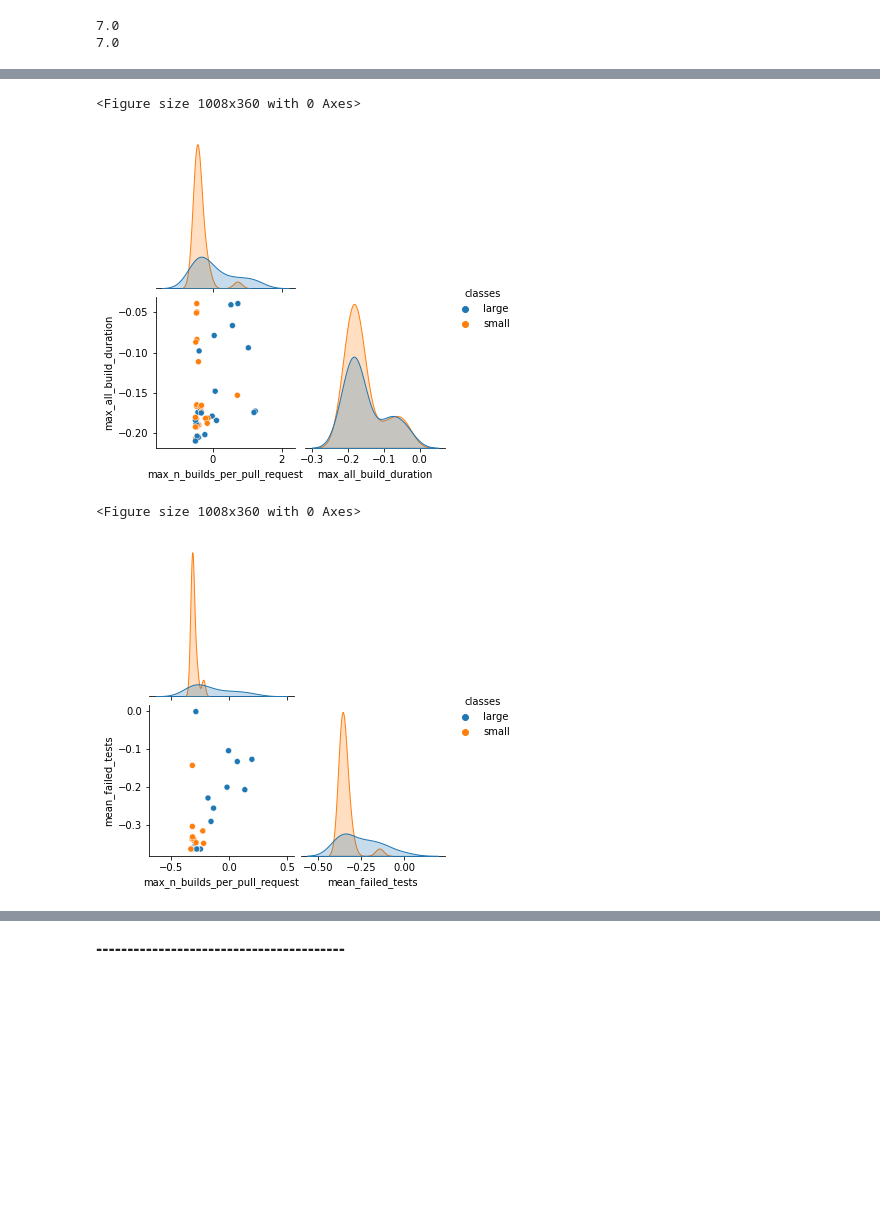
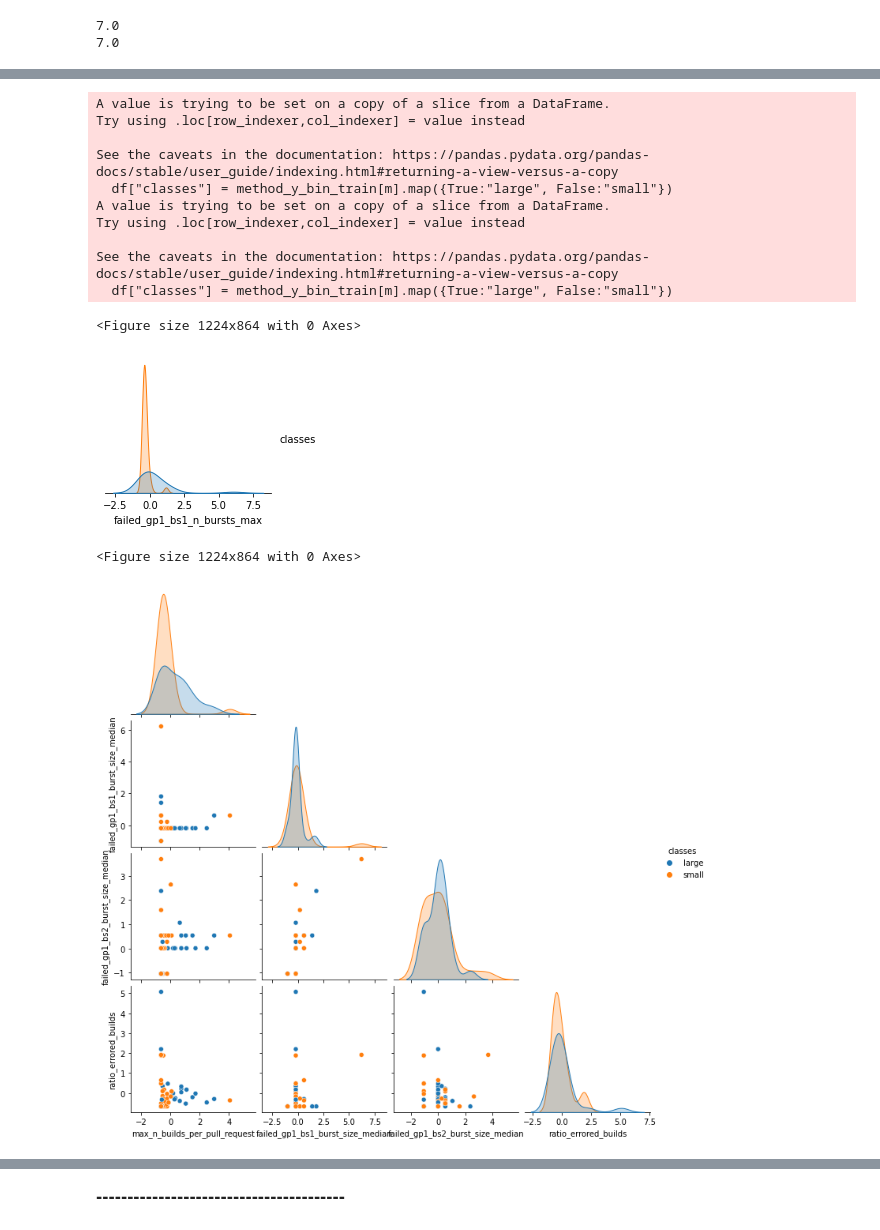
Before and after one commit to IncioMan/Continuous-Integration-metrics-for-post-release-bugs-prediction, a Jupyter notebook: notebooks/analysis/Machine_learning_all.ipynb, the cells around one changed output, grey strips where cells are left out. Drawn from its saved outputs; the diff is of its cells as text; code cells hidden in the pictures; blank space fills up the shorter version.

Commit message:
tests metrics passed, skipped total + ML for all

```diff
--- a/notebooks/analysis/Machine_learning_all.ipynb
+++ b/notebooks/analysis/Machine_learning_all.ipynb
@@ -1269,9 +1340,10 @@ method_knn_accuracy = {}
 method_knn_auc = {}
 for method in methods:
     x = method_x_train[method][method_knn_bin_features[method]]
+    print(x.columns)
     method_knn_f1[method] = \
             two_layer_cross_validate(model, params_grid, x, method_y_bin_train[method], 5, 5, "f1")
     method_knn_accuracy[method] = \
-            two_layer_cross_validate(model, params_grid, method_x_train[method], method_y_bin_train[method], 5, 5, "accuracy")
+            two_layer_cross_validate(model, params_grid, x, method_y_bin_train[method], 5, 5, "accuracy")
     method_knn_auc[method] = \
-            two_layer_cross_validate(model, params_grid, method_x_train[method], method_y_bin_train[method], 5, 5, "roc_auc")
+            two_layer_cross_validate(model, params_grid, x, method_y_bin_train[method], 5, 5, "roc_auc")
@@ -1290,4 +1366,0 @@ iterative_pr_head_ref_cherry_picked [0.65119048 0.66133333 0.69583333 0.67261905
-# %%
-data = pd.DataFrame({ "maven":[0.88888889, 0.86666667, 0.84166667, 0.82333333, 0.88333333],
-                     "all": [0.53636364, 0.67818182, 0.67454545, 0.64,       0.71272727]})
-data.plot(kind="box")
@@ -1297,4 +1366,0 @@ data.plot(kind="box")
-# %%
-data = pd.DataFrame({ "maven":[0.8047619,  0.9047619,  0.84285714, 0.84285714, 0.83809524],
-                     "all": [0.69090909, 0.79090909, 0.63636364, 0.69636364, 0.66909091]})
-data.plot(kind="box")
@@ -1374,0 +1444,21 @@ plt.savefig(f"{figure_folder}/machine_learning_results/{mask_name}/binary_auc.pn
+# %%
+method = methods[1]
+plt.figure(figsize=(10, 12))
+df = method_x_train[method][method_knn_bin_features[method]]
+df = df[(df.ratio_errored_builds < 1)]
+#'max_n_builds_per_pull_request', 'failed_gp1_bs1_burst_size_median', 'failed_gp1_bs2_burst_size_median',
+df = df[(df.failed_gp1_bs1_burst_size_median < 2)]
+#& (df.max_n_builds_per_pull_request < 1)]
+df["classes"] = method_y_bin_train[m].map({True:"large", False:"small"})
+"""sns.scatterplot(data=df, x="max_failed_build_duration", y="failed_gp3_bs3_burst_size_mean", marker="o",\
+                hue="quantiles", palette="deep")"""
+g = sns.pairplot(df, hue="classes",corner=True)
+print(g.axes.flatten())
+for ax in g.axes.flatten():
+    if(not ax):
+        continue
+    # rotate x axis labels
+    ax.set_xlabel(ax.get_xlabel(),rotation=5)
+    # rotate x axis labels
+    ax.set_ylabel(ax.get_ylabel(),rotation=85)
+plt.savefig(f"{figure_folder}/machine_learning_results/{mask_name}/knn_{method}_bin_plot.png", transparent=True, bbox_inches='tight', pad_inches=0.2)
@@ -1375,21 +1476,31 @@ plt.savefig(f"{figure_folder}/machine_learning_results/{mask_name}/binary_auc.pn
 # %%
 for i, method in enumerate(methods):
     plt.figure()
     df = method_x_train[method][method_knn_bin_features[method]]
-    if i == 0:
-        df = df[(df.max_all_build_duration < 0.00) & (df.max_n_builds_per_pull_request < 5)]
-    if i == 1:
-        df = df[(df.mean_failed_tests < 0.05) & (df.max_n_builds_per_pull_request < 1)]
+    #if i == 0:
+        #df = df[(df.max_all_build_duration < 0.00) & (df.max_n_builds_per_pull_request < 5)]
+    #if i == 1:
+        #df = df[(df.mean_failed_tests < 0.05) & (df.max_n_builds_per_pull_request < 1)]
     df["classes"] = method_y_bin_train[m].map({True:"large", False:"small"})
     """sns.scatterplot(data=df, x="max_failed_build_duration", y="failed_gp3_bs3_burst_size_mean", marker="o",\
                     hue="quantiles", palette="deep")"""
     sns.pairplot(df, hue="classes",corner=True)
     plt.savefig(f"{figure_folder}/machine_learning_results/{mask_name}/knn_{method}_bin_plot.png", transparent=True, bbox_inches='tight', pad_inches=0.2)
 # %% [output]
-<Figure size 1008x360 with 0 Axes>
+A value is trying to be set on a copy of a slice from a DataFrame.
+Try using .loc[row_indexer,col_indexer] = value instead
+
+See the caveats in the documentation: https://pandas.pydata.org/pandas-docs/stable/user_guide/indexing.html#returning-a-view-versus-a-copy
+  df["classes"] = method_y_bin_train[m].map({True:"large", False:"small"})
+A value is trying to be set on a copy of a slice from a DataFrame.
+Try using .loc[row_indexer,col_indexer] = value instead
+
+See the caveats in the documentation: https://pandas.pydata.org/pandas-docs/stable/user_guide/indexing.html#returning-a-view-versus-a-copy
+  df["classes"] = method_y_bin_train[m].map({True:"large", False:"small"})
+<Figure size 1224x864 with 0 Axes>
-[figure, old version]
+[figure, new version]
-<Figure size 1008x360 with 0 Axes>
+<Figure size 1224x864 with 0 Axes>
-[figure, old version]
+[figure, new version]
 # %%
 from sklearn.tree import plot_tree
 dt = DecisionTreeClassifier()
```
Also changed, not shown: parts of 83 cells of this notebook, 18 other files.
